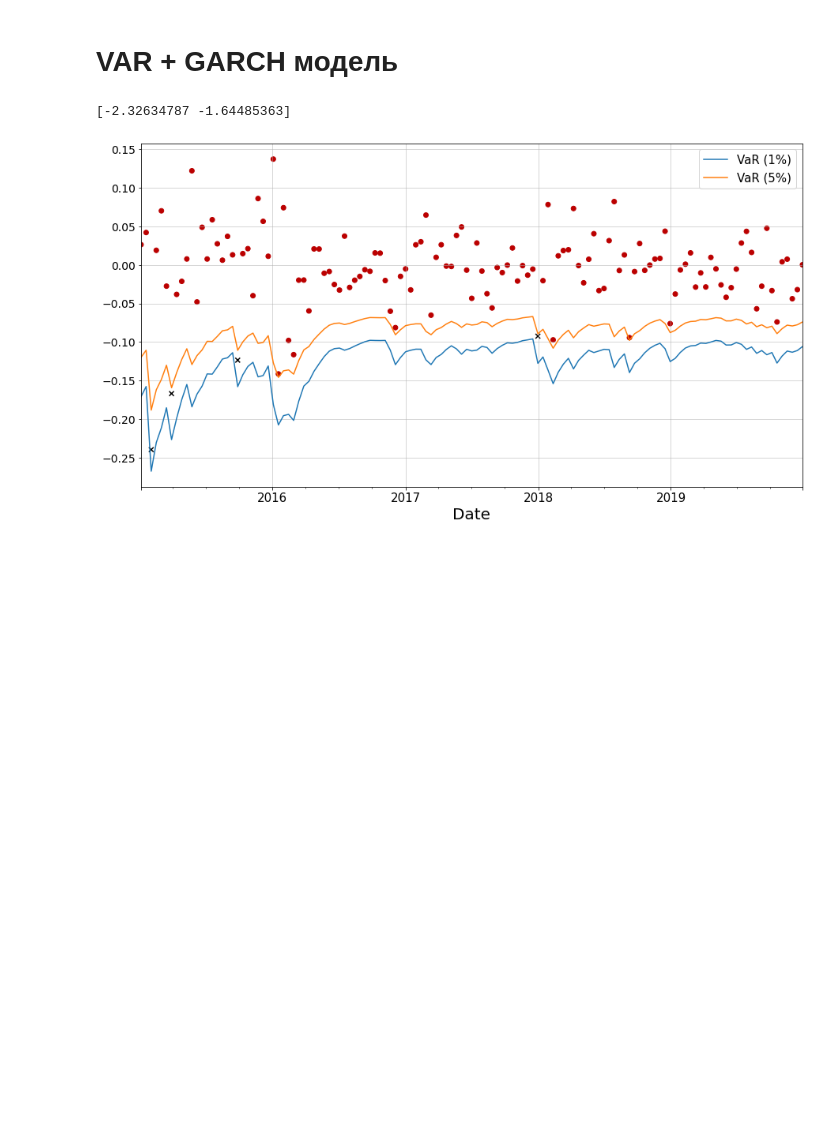
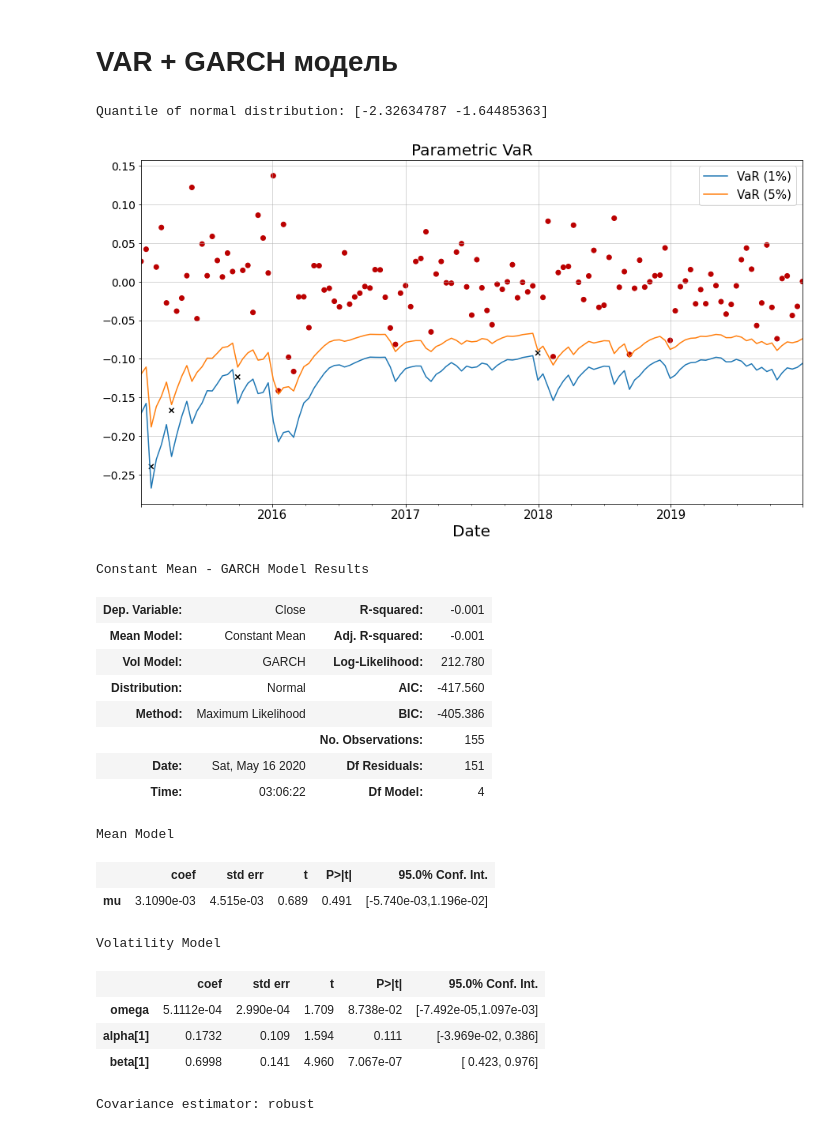
Before and after one commit to xtess16/RTSI, a Jupyter notebook: RTS.ipynb, the cells around one changed output. Drawn from its saved outputs; the diff is of its cells as text; code cells hidden in the pictures; blank space fills up the shorter version.

```diff
--- a/RTS.ipynb
+++ b/RTS.ipynb
@@ -911,20 +1095,21 @@ sns.boxplot(data=q[-1]);
 # %% [markdown]
 # VAR + GARCH модель
 # %%
-# week_series_changed = arch.data.sp500.load()['Adj Close'].pct_change().dropna() * 100
+# Dataframe
 week_series_changed = df['2009':'2019'].Close
 week_series_changed = week_series_changed.resample('14d').last()
+week_series_changed = week_series_changed.pct_change().dropna()
 
-week_series_changed = week_series_changed.pct_change().dropna()
-am = arch_model(week_series_changed, vol='Garch', p=1, o=0, q=1, dist='Normal')
-res = am.fit(disp='off', last_obs='2014-12-31')
-
-forecasts = res.forecast(start='2015-1-1')
+# VAR + GARCH(1,1) model
+am = arch_model(
+    week_series_changed, vol='Garch', p=1, o=0, q=1, dist='Normal'
+)
+arch_fitted_model = am.fit(disp='off', last_obs='2014-12-31')
+forecasts = arch_fitted_model.forecast(start='2015-1-1')
 cond_mean = forecasts.mean['2015':]
 cond_var = forecasts.variance['2015':]
 q = am.distribution.ppf([0.01, 0.05])
-print(q)
-
+print(f'Quantile of normal distribution: {q}')
 value_at_risk = cond_mean.values + np.sqrt(cond_var).values * q[None, :]
 value_at_risk = pd.DataFrame(
     value_at_risk, columns=['1%', '5%'], index=cond_var.index)
@@ -932,34 +1117,54 @@ ax = value_at_risk.plot(legend=False)
 xl = ax.set_xlim(value_at_risk.index[0], value_at_risk.index[-1])
 rets_2018 = week_series_changed['2015':].copy()
 rets_2018.name = 'RTS return'
 c = []
-
 
 for idx in value_at_risk.index:
     if rets_2018[idx] > -value_at_risk.loc[idx, '5%']:
         c.append('#000000')
     elif rets_2018[idx] < -value_at_risk.loc[idx, '1%']:
         c.append('#BB0000')
     else:
         c.append('#BB00BB')
 c = np.array(c, dtype='object')
 labels = {
     '#BB0000': '1% Exceedence',
     '#BB00BB': '5% Exceedence',
     '#000000': 'No Exceedence'
 }
 markers = {'#BB0000': 'o', '#BB00BB': 's', '#000000': 'x'}
 for color in np.unique(c):
     sel = c == color
     ax.scatter(
         rets_2018.index[sel],
         -rets_2018.loc[sel],
         marker=markers[color],
         c=c[sel],
     )
-# ax.set_title('Parametric VaR')
+ax.set_title('Parametric VaR')
 leg = ax.legend(frameon=False, ncol=3)
 plt.legend(['VaR (1%)', 'VaR (5%)']);
+plt.show()
+arch_fitted_model.plot();
+arch_fitted_model.summary()
 # %% [output]
-[-2.32634787 -1.64485363]
+Quantile of normal distribution: [-2.32634787 -1.64485363]
-[figure, old version]
+[figure, new version]
+Constant Mean - GARCH Model Results
+| Dep. Variable: | Close | R-squared: | -0.001 |
+| Mean Model: | Constant Mean | Adj. R-squared: | -0.001 |
+| Vol Model: | GARCH | Log-Likelihood: | 212.780 |
+| Distribution: | Normal | AIC: | -417.560 |
+| Method: | Maximum Likelihood | BIC: | -405.386 |
+|  |  | No. Observations: | 155 |
+| Date: | Sat, May 16 2020 | Df Residuals: | 151 |
+| Time: | 03:06:22 | Df Model: | 4 |
+Mean Model
+|  | coef | std err | t | P>|t| | 95.0% Conf. Int. |
+| mu | 3.1090e-03 | 4.515e-03 | 0.689 | 0.491 | [-5.740e-03,1.196e-02] |
+Volatility Model
+|  | coef | std err | t | P>|t| | 95.0% Conf. Int. |
+| omega | 5.1112e-04 | 2.990e-04 | 1.709 | 8.738e-02 | [-7.492e-05,1.097e-03] |
+| alpha[1] | 0.1732 | 0.109 | 1.594 | 0.111 | [-3.969e-02, 0.386] |
+| beta[1] | 0.6998 | 0.141 | 4.960 | 7.067e-07 | [ 0.423, 0.976] |
+Covariance estimator: robust
```
Also changed, not shown: parts of 46 cells of this notebook, 3 other files.
